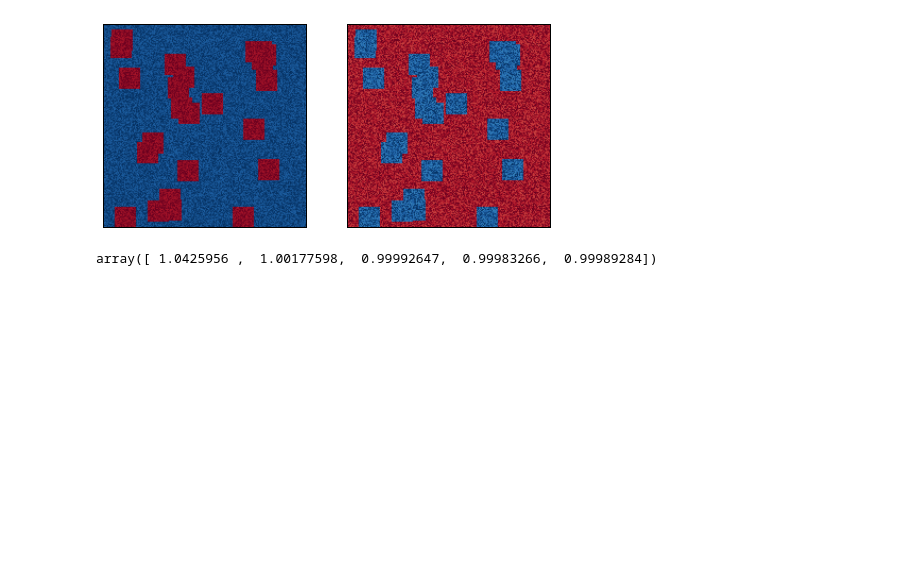
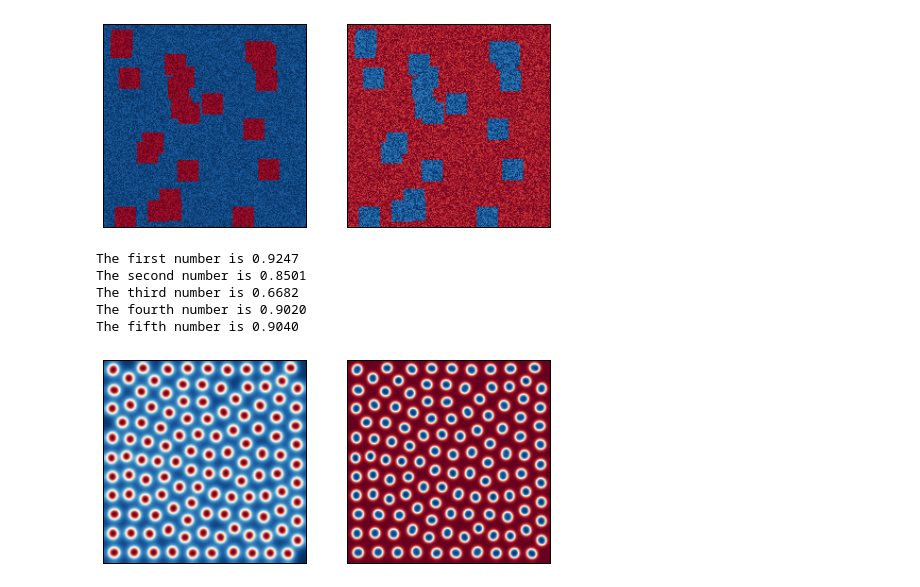
Before and after one commit to james901004/6286, a Jupyter notebook: Reaction-diffusion.ipynb, the cells around one changed output. Saved outputs shown, nothing was run; the diff lists cells and outputs as text; code cells hidden in the pictures; blank space fills up the shorter version.

```diff
--- a/Reaction-diffusion.ipynb
+++ b/Reaction-diffusion.ipynb
@@ -60,4 +66,12 @@ uans = UV[0]
-# %%
-uans[100,::40]
-# %% [output]
-array([ 1.0425956 ,  1.00177598,  0.99992647,  0.99983266,  0.99989284])
+# %%
+print ('The first number is %.4f'% (uans[0]))
+print ('The second number is %.4f'% (uans[1]))
+print ('The third number is %.4f'% (uans[2]))
+print ('The fourth number is %.4f'% (uans[3]))
+print ('The fifth number is %.4f'% (uans[4]))
+# %% [output]
+The first number is 0.9247
+The second number is 0.8501
+The third number is 0.6682
+The fourth number is 0.9020
+The fifth number is 0.9040
@@ -63,0 +82,10 @@ array([ 1.0425956 ,  1.00177598,  0.99992647,  0.99983266,  0.99989284])
+# %%
+fig = pyplot.figure(figsize=(8,5))
+pyplot.subplot(121)
+pyplot.imshow(U, cmap = cm.RdBu)
+pyplot.xticks([]), pyplot.yticks([]);
+pyplot.subplot(122)
+pyplot.imshow(V, cmap = cm.RdBu)
+pyplot.xticks([]), pyplot.yticks([]);
+# %% [output]
+[figure, added]
```
Also changed, not shown: parts of 5 cells of this notebook.
